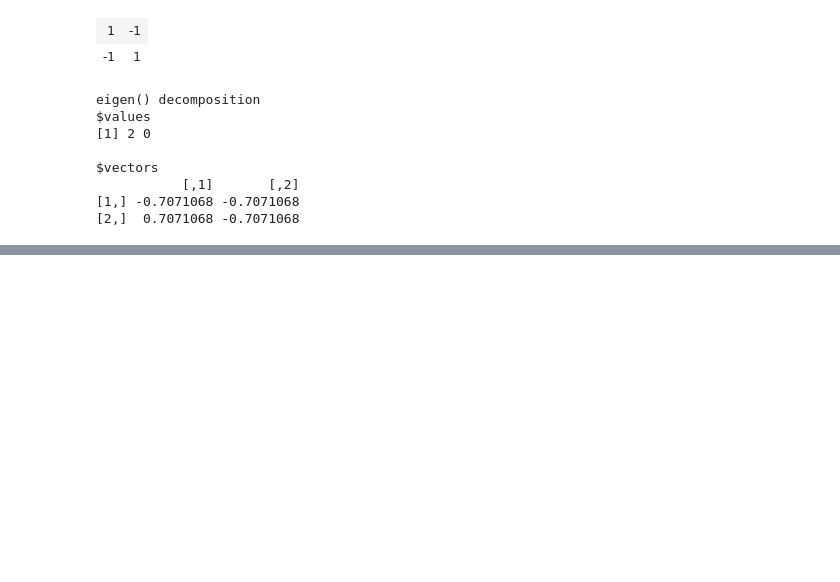
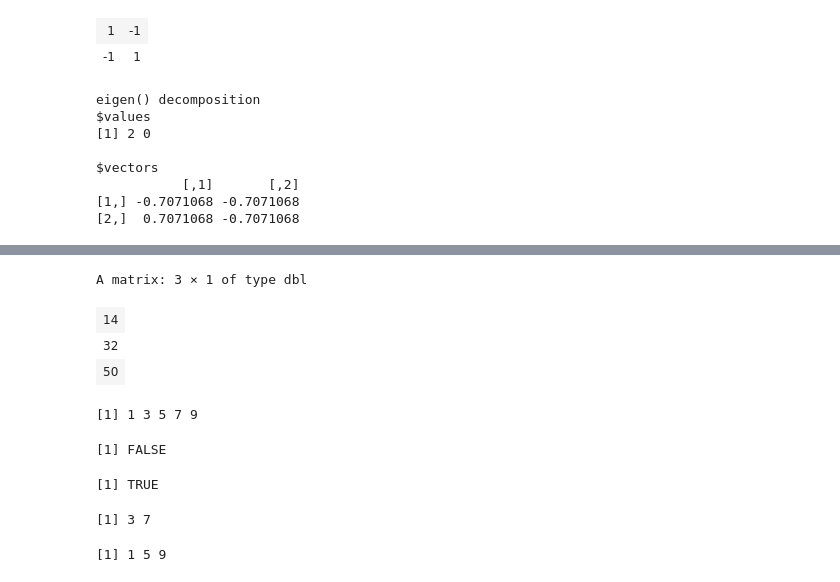
Before and after one commit to gyujin0450/RPRG, a Jupyter notebook: p124_주요내장함수.ipynb, the cells around one changed output, grey strips where cells are left out. Drawn from its saved outputs; the diff is of its cells as text; code cells hidden in the pictures; blank space fills up the shorter version.

```diff
--- a/p124_주요내장함수.ipynb
+++ b/p124_주요내장함수.ipynb
@@ -462,0 +489,36 @@ $vectors
+# %%
+y <- matrix(1:3, nrow =3 )
+x%*%y   # 행렬곱
+# %% [output]
+A matrix: 3 × 1 of type dbl
+| 14 |
+| 32 |
+| 50 |
+# %%
+## 집합연산 관련 내장 함수
+x <- c(1,3,5,7,9)
+y <- c(3,7)
+# union(x,y) : x,y 벡터의 합집합
+union(x,y)
+# %% [output]
+[1] 1 3 5 7 9
+# %%
+# setequal(x,y) : x,y 의 동일성 검사
+setequal(x,y)
+# %% [output]
+[1] FALSE
+# %%
+z <- x
+setequal(x,z)
+# %% [output]
+[1] TRUE
+# %%
+# intersect(x,y) : x,y 교집합
+intersect(x,y)
+# %% [output]
+[1] 3 7
+# %%
+# setdiff(x,y) : x,y 차집합 ( x - y )
+setdiff(x,y)
+# %% [output]
+[1] 1 5 9
```
Also changed, not shown: parts of 4 cells of this notebook.
